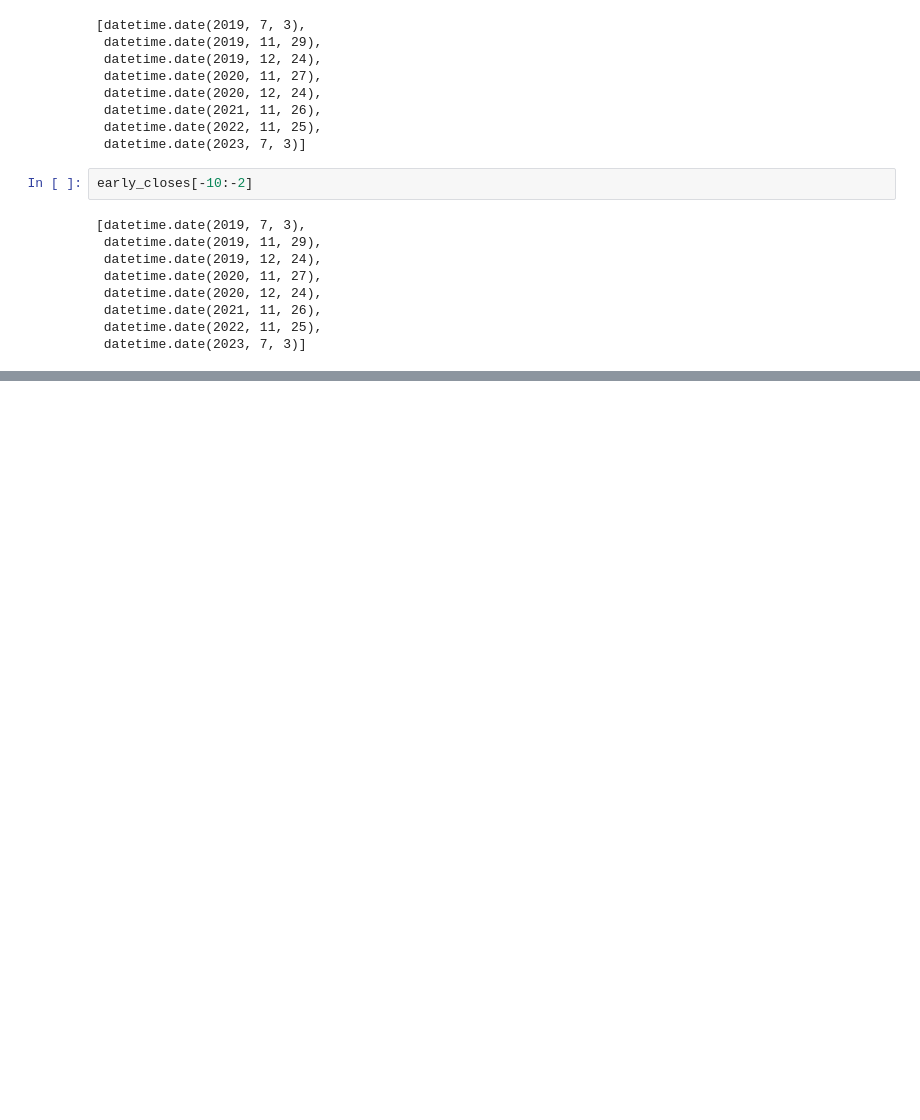
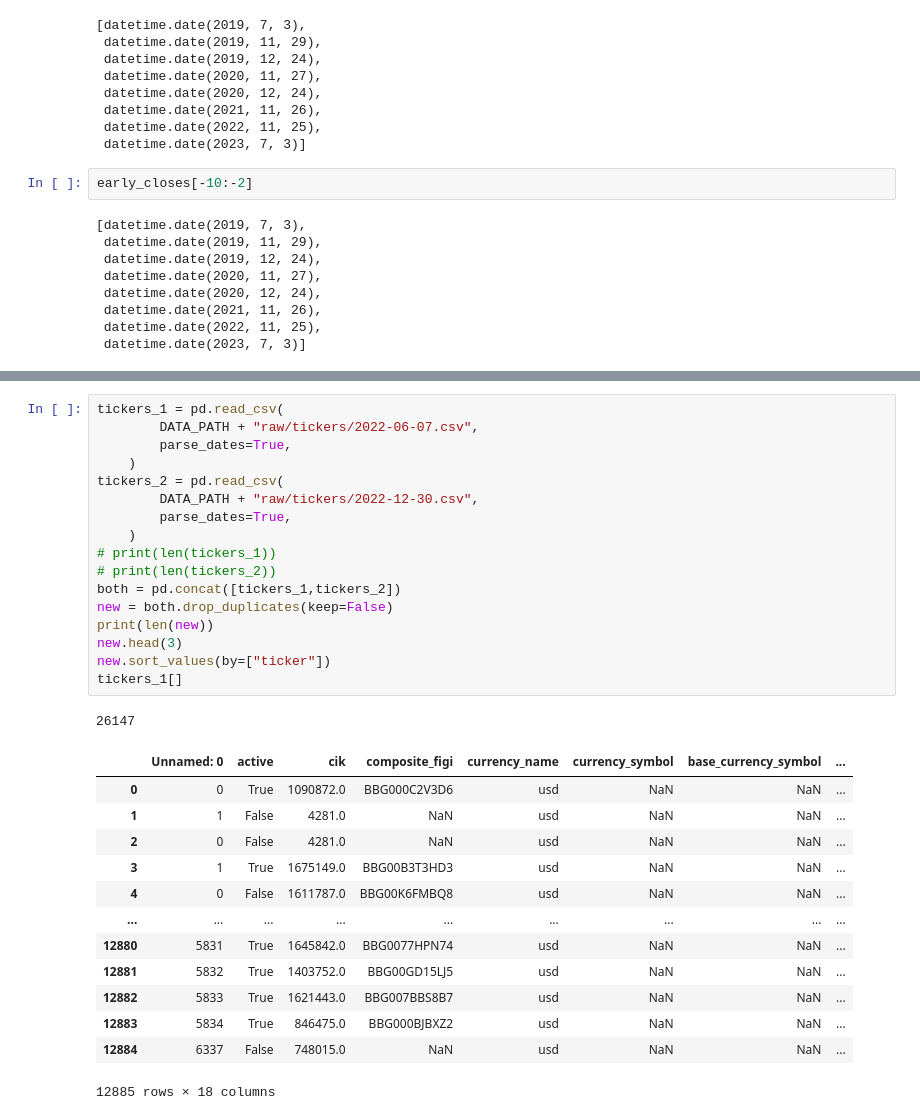
Before and after one commit to shinathan/QSExtended, a Jupyter notebook: data_import/polygon/download.ipynb, the cells around one changed output, grey strips where cells are left out. Saved outputs shown, nothing was run; the diff lists cells and outputs as text; blank space fills up the shorter version.

Commit message:
Worked on downloading all ticker lists

```diff
--- a/data_import/polygon/download.ipynb
+++ b/data_import/polygon/download.ipynb
@@ -656,0 +740,32 @@ Starting from the start date we will consecutively update our ticker list. On th
+# %%
+tickers_1 = pd.read_csv(
+        DATA_PATH + "raw/tickers/2022-06-07.csv",
+        parse_dates=True,
+    )
+tickers_2 = pd.read_csv(
+        DATA_PATH + "raw/tickers/2022-12-30.csv",
+        parse_dates=True,
+    )
+# print(len(tickers_1))
+# print(len(tickers_2))
+both = pd.concat([tickers_1,tickers_2])
+new = both.drop_duplicates(keep=False)
+print(len(new))
+new.head(3)
+new.sort_values(by=["ticker"])
+tickers_1[]
+# %% [output]
+26147
+|  | Unnamed: 0 | active | cik | composite_figi | currency_name | currency_symbol | base_currency_symbol | ... |
+| 0 | 0 | True | 1090872.0 | BBG000C2V3D6 | usd | NaN | NaN | ... |
+| 1 | 1 | False | 4281.0 | NaN | usd | NaN | NaN | ... |
+| 2 | 0 | False | 4281.0 | NaN | usd | NaN | NaN | ... |
+| 3 | 1 | True | 1675149.0 | BBG00B3T3HD3 | usd | NaN | NaN | ... |
+| 4 | 0 | False | 1611787.0 | BBG00K6FMBQ8 | usd | NaN | NaN | ... |
+| ... | ... | ... | ... | ... | ... | ... | ... | ... |
+| 12880 | 5831 | True | 1645842.0 | BBG0077HPN74 | usd | NaN | NaN | ... |
+| 12881 | 5832 | True | 1403752.0 | BBG00GD15LJ5 | usd | NaN | NaN | ... |
+| 12882 | 5833 | True | 1621443.0 | BBG007BBS8B7 | usd | NaN | NaN | ... |
+| 12883 | 5834 | True | 846475.0 | BBG000BJBXZ2 | usd | NaN | NaN | ... |
+| 12884 | 6337 | False | 748015.0 | NaN | usd | NaN | NaN | ... |
+12885 rows × 18 columns
```
Also changed, not shown: parts of 7 cells of this notebook.
